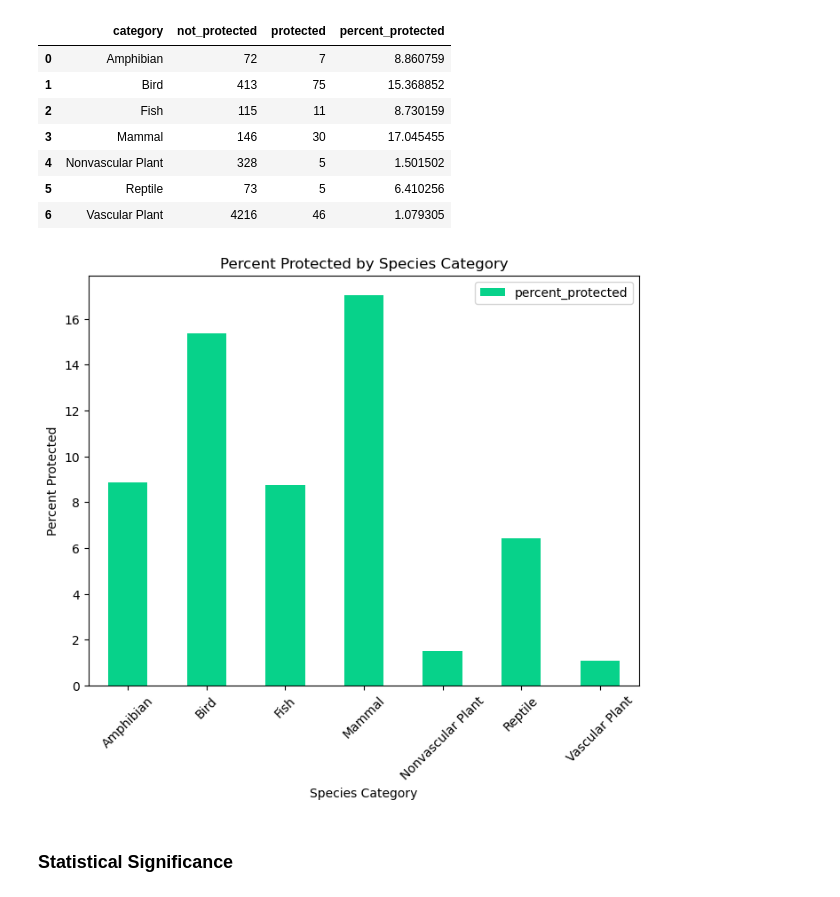
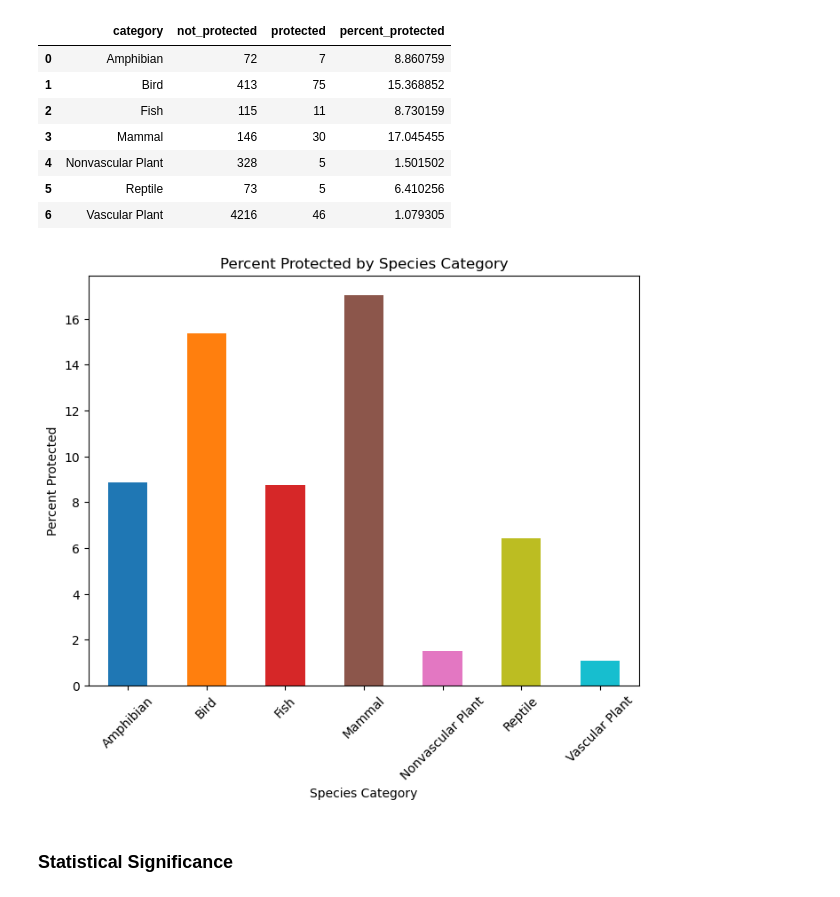
Before and after one commit to h-ostcode/Biodiversity-in-National-Parks, a Jupyter notebook: biodiversity.ipynb, the cells around one changed output. Saved outputs shown, nothing was run; the diff lists cells and outputs as text; code cells hidden in the pictures.

```diff
--- a/biodiversity.ipynb
+++ b/biodiversity.ipynb
@@ -256,14 +256,15 @@ category_counts
 | 5 | Reptile | 73 | 5 | 6.410256 |
 | 6 | Vascular Plant | 4216 | 46 | 1.079305 |
 # %%
-ax = category_counts.plot(kind = 'bar', x = 'category', y = 'percent_protected', color = '#07d28a', figsize=(8,6))
+ax = category_counts.plot(kind = 'bar', x = 'category', y = 'percent_protected', color = ['#1f77b4','#ff7f0e','#d62728','#8c564b','#e377c2','#bcbd22','#17becf'], figsize=(8,6))
 plt.title('Percent Protected by Species Category')
 plt.xticks(rotation = 45)
 ax.set_xlabel('Species Category')
 ax.set_ylabel('Percent Protected')
-plt.savefig('percent_protected.png', dpi=600)
+ax.get_legend().remove()
+plt.savefig('visualizations/percent_protected.png', dpi=600)
 # %% [output]
-[figure, old version]
+[figure, new version]
 # %% [markdown]
 ### Statistical Significance
 # %%
```
Also changed, not shown: parts of 17 cells of this notebook, 1 other file.
